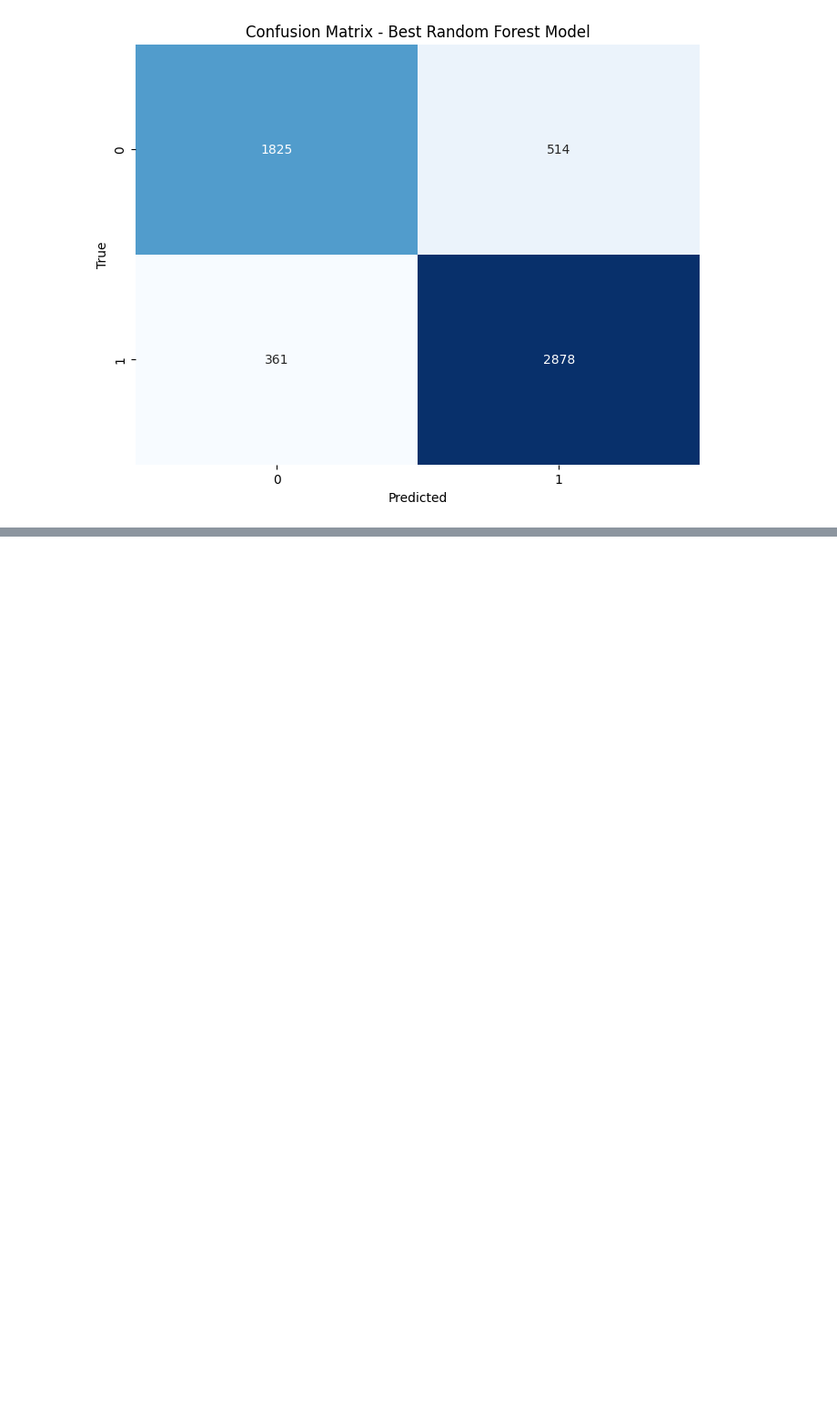
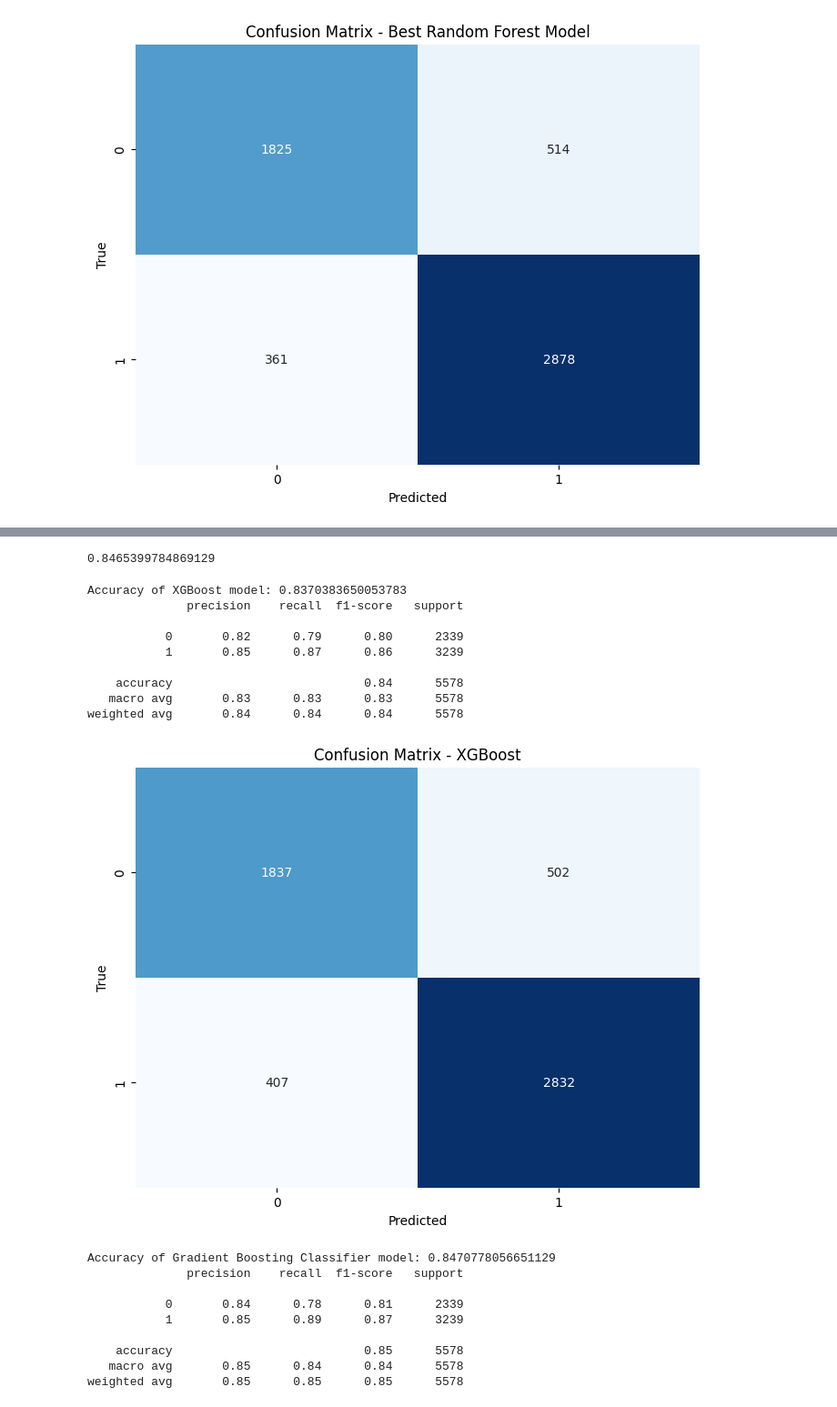
Before and after one commit to davidlealo/sic_ai_2025_sept, a Jupyter notebook: 3_machine_learning/clase_16.ipynb, the cells around one changed output, grey strips where cells are left out. Shown at 91% size. Drawn from its saved outputs; the diff is of its cells as text; code cells hidden in the pictures; blank space fills up the shorter version.

```diff
--- a/3_machine_learning/clase_16.ipynb
+++ b/3_machine_learning/clase_16.ipynb
@@ -977,0 +1114,80 @@ weighted avg       0.84      0.84      0.84      5578
+# %%
+print(accuracy_voting)
+# %% [output]
+0.8465399784869129
+# %%
+from xgboost import XGBClassifier
+from sklearn.ensemble import GradientBoostingClassifier
+from sklearn.metrics import accuracy_score, classification_report, confusion_matrix
+import matplotlib.pyplot as plt
+import seaborn as sns
+
+# Initialize and train the XGBoost model
+xgb_model = XGBClassifier(random_state=42)
+xgb_model.fit(X_train, y_train)
+
+# Make predictions on the test set
+y_pred_xgb = xgb_model.predict(X_test)
+
+# Evaluate the XGBoost model
+accuracy_xgb = accuracy_score(y_test, y_pred_xgb)
+print(f"Accuracy of XGBoost model: {accuracy_xgb}")
+
+# Generate classification report for XGBoost
+report_xgb = classification_report(y_test, y_pred_xgb)
+print(report_xgb)
+
+# Generate confusion matrix for XGBoost
+cm_xgb = confusion_matrix(y_test, y_pred_xgb)
+
+plt.figure(figsize=(8,6))
+sns.heatmap(cm_xgb, annot=True, fmt="d", cmap="Blues", cbar=False)
+plt.xlabel('Predicted')
+plt.ylabel('True')
+plt.title('Confusion Matrix - XGBoost')
+plt.show()
+
+# Initialize and train the Gradient Boosting Classifier model
+gb_model = GradientBoostingClassifier(random_state=42)
+gb_model.fit(X_train, y_train)
+
+# Make predictions on the test set
+y_pred_gb = gb_model.predict(X_test)
+
+# Evaluate the Gradient Boosting Classifier model
+accuracy_gb = accuracy_score(y_test, y_pred_gb)
+print(f"Accuracy of Gradient Boosting Classifier model: {accuracy_gb}")
+
+# Generate classification report for Gradient Boosting Classifier
+report_gb = classification_report(y_test, y_pred_gb)
+print(report_gb)
+
+# Generate confusion matrix for Gradient Boosting Classifier
+cm_gb = confusion_matrix(y_test, y_pred_gb)
+
+plt.figure(figsize=(8,6))
+sns.heatmap(cm_gb, annot=True, fmt="d", cmap="Blues", cbar=False)
+plt.xlabel('Predicted')
+plt.ylabel('True')
+plt.title('Confusion Matrix - Gradient Boosting Classifier')
+plt.show()
+# %% [output]
+Accuracy of XGBoost model: 0.8370383650053783
+              precision    recall  f1-score   support
+
+           0       0.82      0.79      0.80      2339
+           1       0.85      0.87      0.86      3239
+
+    accuracy                           0.84      5578
+   macro avg       0.83      0.83      0.83      5578
+weighted avg       0.84      0.84      0.84      5578
+[figure, added]
+Accuracy of Gradient Boosting Classifier model: 0.8470778056651129
+              precision    recall  f1-score   support
+
+           0       0.84      0.78      0.81      2339
+           1       0.85      0.89      0.87      3239
+
+    accuracy                           0.85      5578
+   macro avg       0.85      0.84      0.84      5578
+weighted avg       0.85      0.85      0.85      5578
```
Also changed, not shown: parts of 11 cells of this notebook.
